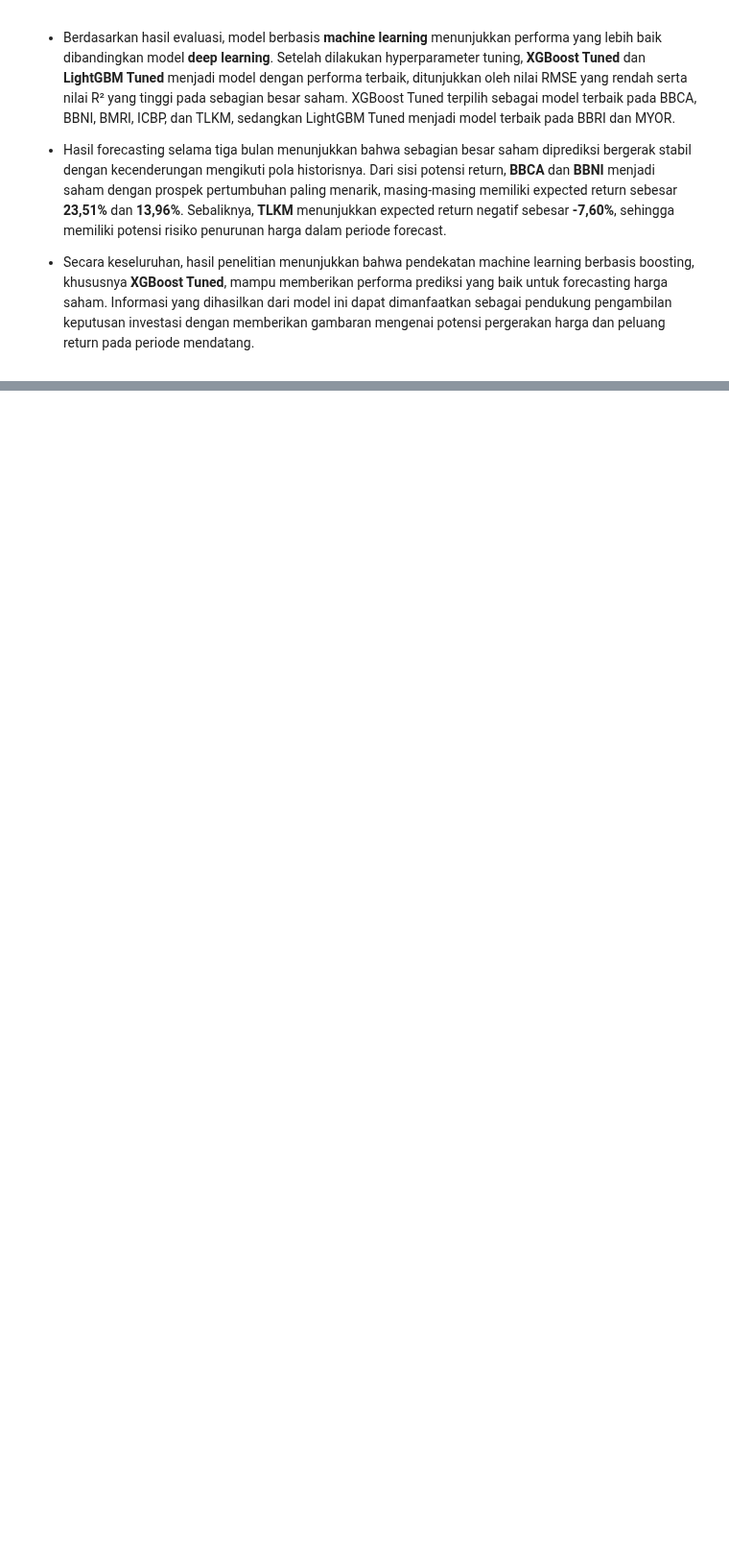
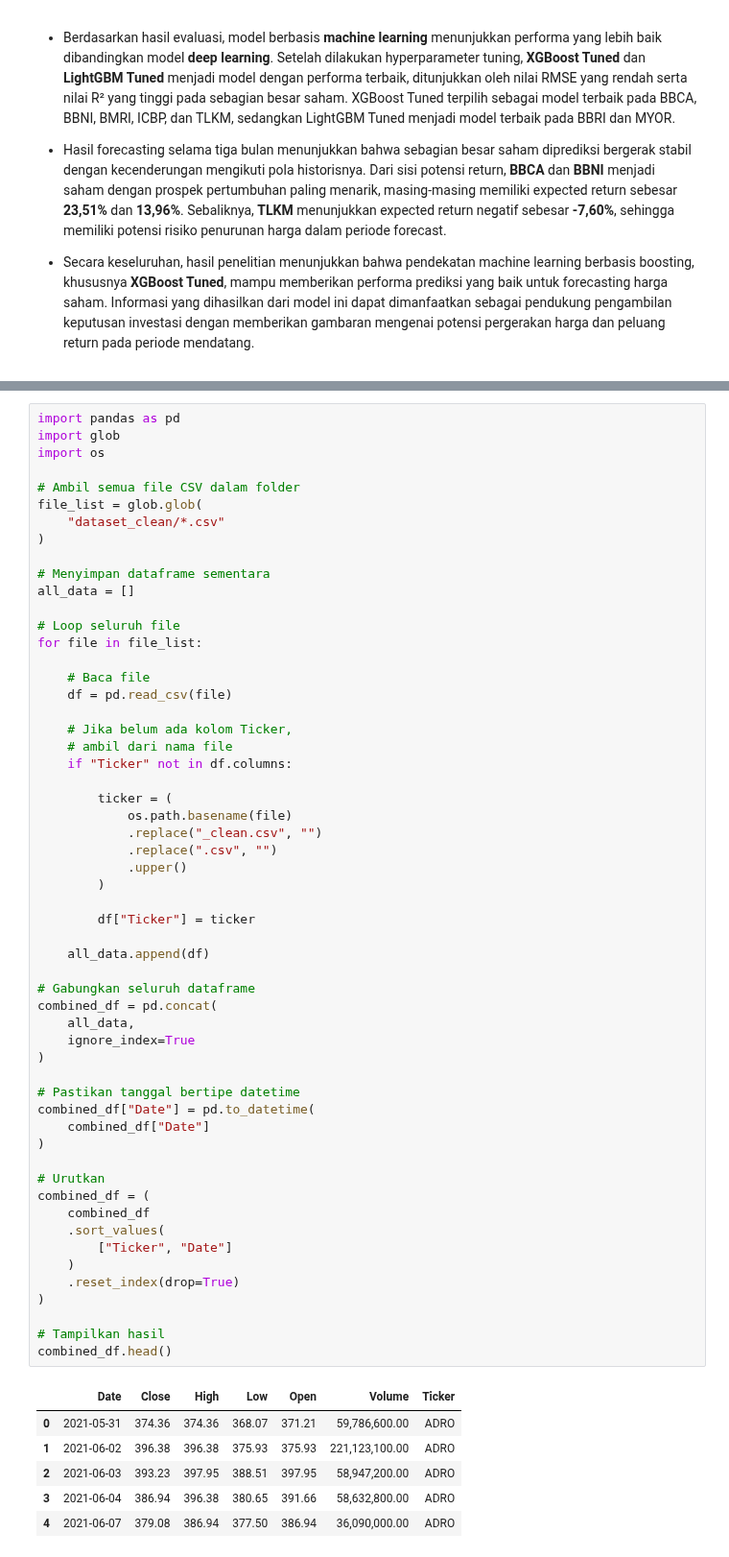
Before and after one commit to pittggun-beep/p2-ftds-final-project-ftds-039-hck-group-001, a Jupyter notebook: Data Science/Final_Project_1/final_project.ipynb, the cells around one changed output, grey strips where cells are left out. Shown at 96% size. Drawn from its saved outputs; the diff is of its cells as text; blank space fills up the shorter version.

```diff
--- a/Data Science/Final_Project_1/final_project.ipynb
+++ b/Data Science/Final_Project_1/final_project.ipynb
@@ -4243,0 +4443,63 @@ for ticker, model in best_models.items():
+# %%
+import pandas as pd
+import glob
+import os
+
+# Ambil semua file CSV dalam folder
+file_list = glob.glob(
+    "dataset_clean/*.csv"
+)
+
+# Menyimpan dataframe sementara
+all_data = []
+
+# Loop seluruh file
+for file in file_list:
+
+    # Baca file
+    df = pd.read_csv(file)
+
+    # Jika belum ada kolom Ticker,
+    # ambil dari nama file
+    if "Ticker" not in df.columns:
+
+        ticker = (
+            os.path.basename(file)
+            .replace("_clean.csv", "")
+            .replace(".csv", "")
+            .upper()
+        )
+
+        df["Ticker"] = ticker
+
+    all_data.append(df)
+
+# Gabungkan seluruh dataframe
+combined_df = pd.concat(
+    all_data,
+    ignore_index=True
+)
+
+# Pastikan tanggal bertipe datetime
+combined_df["Date"] = pd.to_datetime(
+    combined_df["Date"]
+)
+
+# Urutkan
+combined_df = (
+    combined_df
+    .sort_values(
+        ["Ticker", "Date"]
+    )
+    .reset_index(drop=True)
+)
+
+# Tampilkan hasil
+combined_df.head()
+# %% [output]
+|  | Date | Close | High | Low | Open | Volume | Ticker |
+| 0 | 2021-05-31 | 374.36 | 374.36 | 368.07 | 371.21 | 59,786,600.00 | ADRO |
+| 1 | 2021-06-02 | 396.38 | 396.38 | 375.93 | 375.93 | 221,123,100.00 | ADRO |
+| 2 | 2021-06-03 | 393.23 | 397.95 | 388.51 | 397.95 | 58,947,200.00 | ADRO |
+| 3 | 2021-06-04 | 386.94 | 396.38 | 380.65 | 391.66 | 58,632,800.00 | ADRO |
+| 4 | 2021-06-07 | 379.08 | 386.94 | 377.50 | 386.94 | 36,090,000.00 | ADRO |
```
Also changed, not shown: parts of 12 cells of this notebook, 41 other files.
